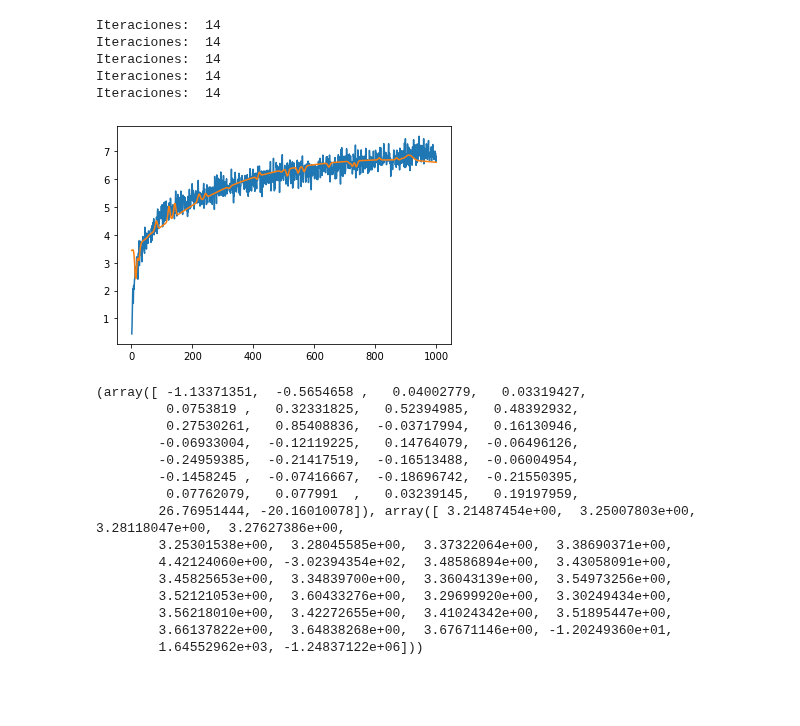
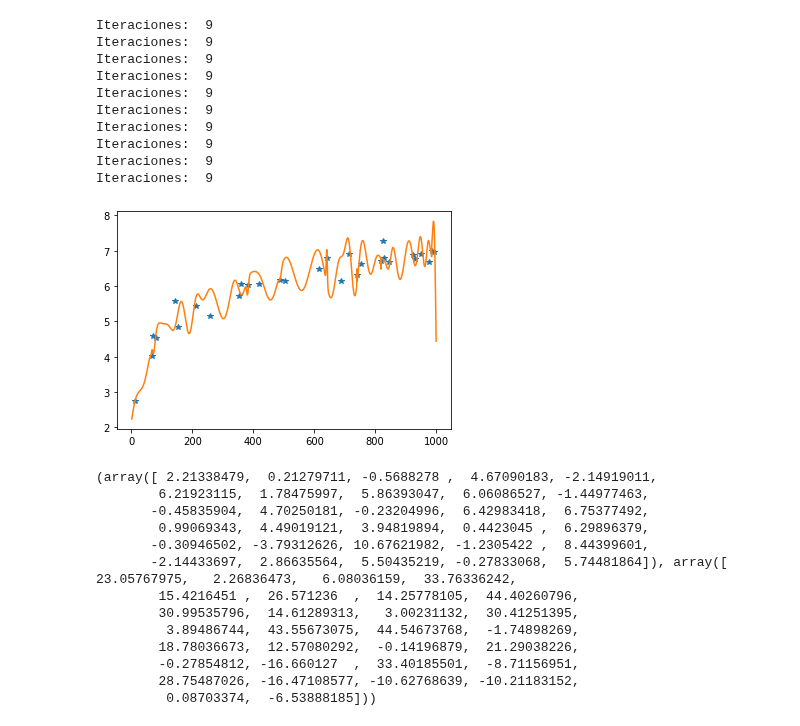
Before and after one commit to JairEsc/Mat_Apl_2, a Jupyter notebook: ML_T1_sencillo.ipynb, the cells around one changed output. Cells and saved outputs as stored; diff of their text form; code cells hidden in the pictures; blank space fills up the shorter version.

```diff
--- a/ML_T1_sencillo.ipynb
+++ b/ML_T1_sencillo.ipynb
@@ -57,6 +50,6 @@ array([3.88509989, 4.63692251, 5.73569738, 5.71652916, 5.95308769,
 # %%
 def phi(s,x,x_j):#Funciones reales. phi_{i,j}"
-    return np.exp(-(1/2*s**2)*(x-x_j)**2)
+    return np.exp(-(1/(2*s**2))*(x-x_j)**2)
 def J_sigma_phi(sigma,alpha):#Jacobiana de la transformacion Phi*alpha como funcion de sigma.
     J=np.zeros((n,m))
     for i in range(n):
@@ -73,42 +66,45 @@ def F_ajuste(sigma,alpha,z):#Funcion de ajuste dado alpha, sigma, x. Con x real
 # %%
 def rutina(n,sigma_0,alpha_0):#Repetir los ajustes alternados.
     for r in range(n):
         alpha_0=solve_for_alphas(matriz_phi_sigma(sigma_0))
         def grad_alpha(sigma):
             return np.dot(-J_sigma_phi(sigma=sigma,alpha=alpha_0).T,(y-np.dot(matriz_phi_sigma(sigma=sigma),alpha_0)))
-        sigma_0=GD_N(theta=sigma_0,alpha=1,eta=0.9,nIter=k, grad=grad_alpha,stop_crit=10**(-6))
+        sigma_0=GD_N(theta=sigma_0,alpha=0.1,eta=0.9,nIter=k, grad=grad_alpha,stop_crit=10**(-6))
     def F_ajuste_a_s(W):
        R=[]
        for w in W:
            R.append(F_ajuste(sigma=sigma_0,alpha=alpha_0,z=w))
        return np.array(R)
-    plt.plot(x,y)
+    plt.plot(x_m,y_m,'*')
     plt.plot(x,F_ajuste_a_s(x))
     plt.show()
     return alpha_0,sigma_0
 sigma_0=np.random.normal(3,0,size=m)
 alpha_0=np.repeat(1,m)
-k=15
-print(rutina(5,sigma_0=sigma_0,alpha_0=alpha_0))
+k=10
+print(rutina(10,sigma_0=sigma_0,alpha_0=alpha_0))
 # %% [output]
-Iteraciones:  14
-Iteraciones:  14
-Iteraciones:  14
-Iteraciones:  14
-Iteraciones:  14
+Iteraciones:  9
+Iteraciones:  9
+Iteraciones:  9
+Iteraciones:  9
+Iteraciones:  9
+Iteraciones:  9
+Iteraciones:  9
+Iteraciones:  9
+Iteraciones:  9
+Iteraciones:  9
-[figure, old version]
+[figure, new version]
-(array([ -1.13371351,  -0.5654658 ,   0.04002779,   0.03319427,
-         0.0753819 ,   0.32331825,   0.52394985,   0.48392932,
-         0.27530261,   0.85408836,  -0.03717994,   0.16130946,
-        -0.06933004,  -0.12119225,   0.14764079,  -0.06496126,
-        -0.24959385,  -0.21417519,  -0.16513488,  -0.06004954,
-        -0.1458245 ,  -0.07416667,  -0.18696742,  -0.21550395,
-         0.07762079,   0.077991  ,   0.03239145,   0.19197959,
-        26.76951444, -20.16010078]), array([ 3.21487454e+00,  3.25007803e+00,  3.28118047e+00,  3.27627386e+00,
-        3.25301538e+00,  3.28045585e+00,  3.37322064e+00,  3.38690371e+00,
-        4.42124060e+00, -3.02394354e+02,  3.48586894e+00,  3.43058091e+00,
-        3.45825653e+00,  3.34839700e+00,  3.36043139e+00,  3.54973256e+00,
-        3.52121053e+00,  3.60433276e+00,  3.29699920e+00,  3.30249434e+00,
-        3.56218010e+00,  3.42272655e+00,  3.41024342e+00,  3.51895447e+00,
-        3.66137822e+00,  3.64838268e+00,  3.67671146e+00, -1.20249360e+01,
-        1.64552962e+03, -1.24837122e+06]))
+(array([ 2.21338479,  0.21279711, -0.5688278 ,  4.67090183, -2.14919011,
+        6.21923115,  1.78475997,  5.86393047,  6.06086527, -1.44977463,
+       -0.45835904,  4.70250181, -0.23204996,  6.42983418,  6.75377492,
+        0.99069343,  4.49019121,  3.94819894,  0.4423045 ,  6.29896379,
+       -0.30946502, -3.79312626, 10.67621982, -1.2305422 ,  8.44399601,
+       -2.14433697,  2.86635564,  5.50435219, -0.27833068,  5.74481864]), array([ 23.05767975,   2.26836473,   6.08036159,  33.76336242,
+        15.4216451 ,  26.571236  ,  14.25778105,  44.40260796,
+        30.99535796,  14.61289313,   3.00231132,  30.41251395,
+         3.89486744,  43.55673075,  44.54673768,  -1.74898269,
+        18.78036673,  12.57080292,  -0.14196879,  21.29038226,
+        -0.27854812, -16.660127  ,  33.40185501,  -8.71156951,
+        28.75487026, -16.47108577, -10.62768639, -10.21183152,
+         0.08703374,  -6.53888185]))
```
Also changed, not shown: parts of 2 cells of this notebook.
